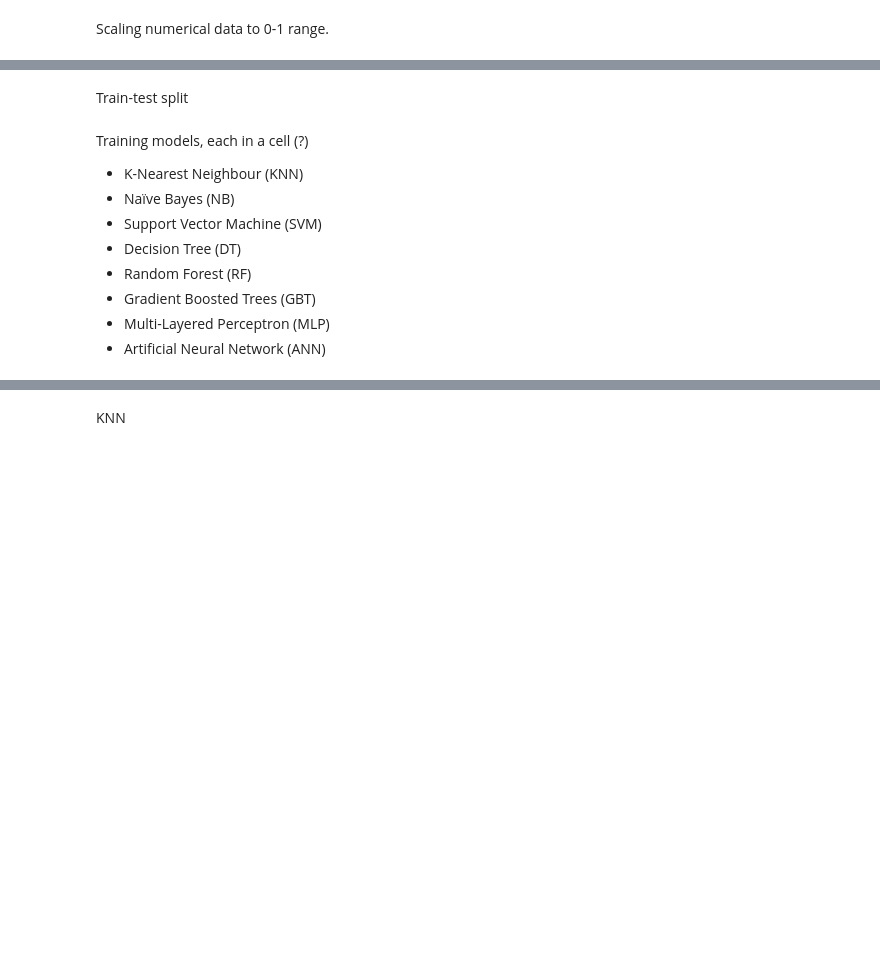
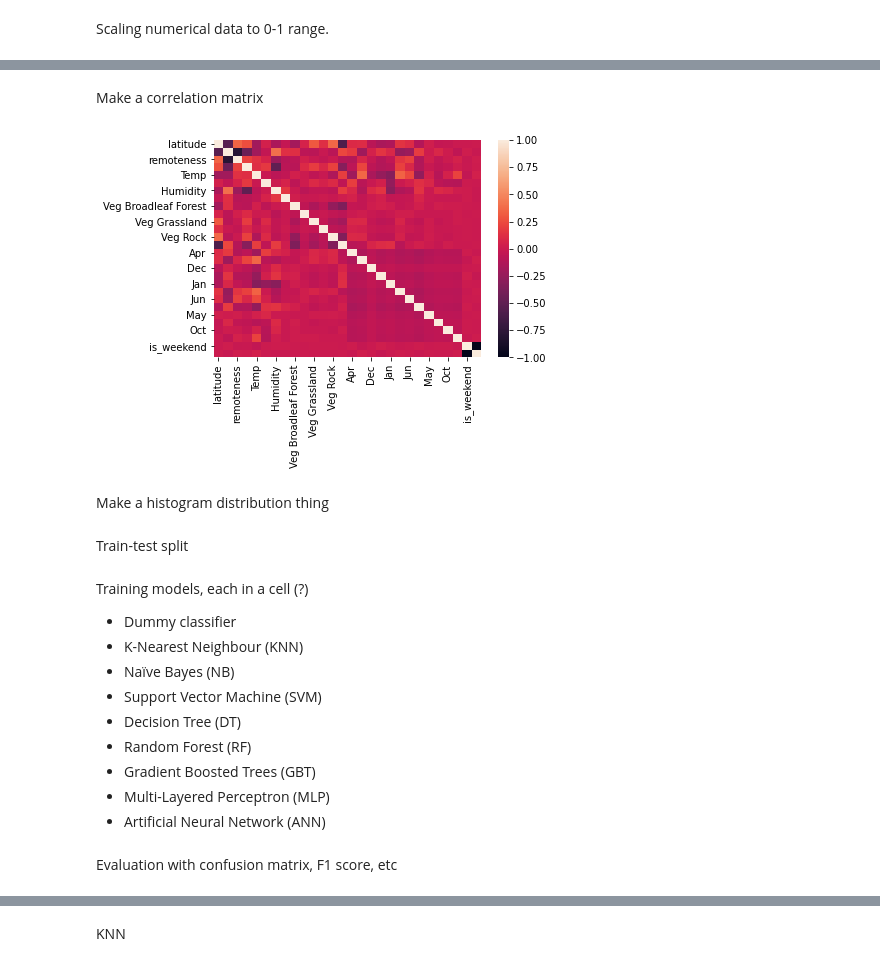
Before and after one commit to DMAgit/Thesis-BSc-Tilburg, a Jupyter notebook: main.ipynb, the cells around one changed output, grey strips where cells are left out. Saved outputs shown, nothing was run; the diff lists cells and outputs as text; code cells hidden in the pictures; blank space fills up the shorter version.

```diff
--- a/main.ipynb
+++ b/main.ipynb
@@ -82,4 +102,16 @@ dfPredictor.sample(5)
 5 rows × 28 columns
+# %% [markdown]
+Make a correlation matrix
+# %%
+import seaborn as sn
+
+corrMatrix = dfPredictor.corr()
+sn.heatmap(corrMatrix)
+plt.show()
+# %% [output]
+[figure, added]
+# %% [markdown]
+Make a histogram distribution thing
 # %% [markdown]
 Train-test split
 # %%
@@ -89,6 +121,7 @@ X_train, X_test, y_train, y_test = train_test_split(dfPredictor, dfTarget, test_
 # %% [markdown]
 Training models, each in a cell (?)
 
+* Dummy classifier
 * K-Nearest Neighbour (KNN)
 * Naïve Bayes (NB)
 * Support Vector Machine (SVM)
@@ -97,3 +130,5 @@ Training models, each in a cell (?)
 * Gradient Boosted Trees (GBT)
 * Multi-Layered Perceptron (MLP)
 * Artificial Neural Network (ANN)
+# %% [markdown]
+Evaluation with confusion matrix, F1 score, etc
```
Also changed, not shown: parts of 15 cells of this notebook.
